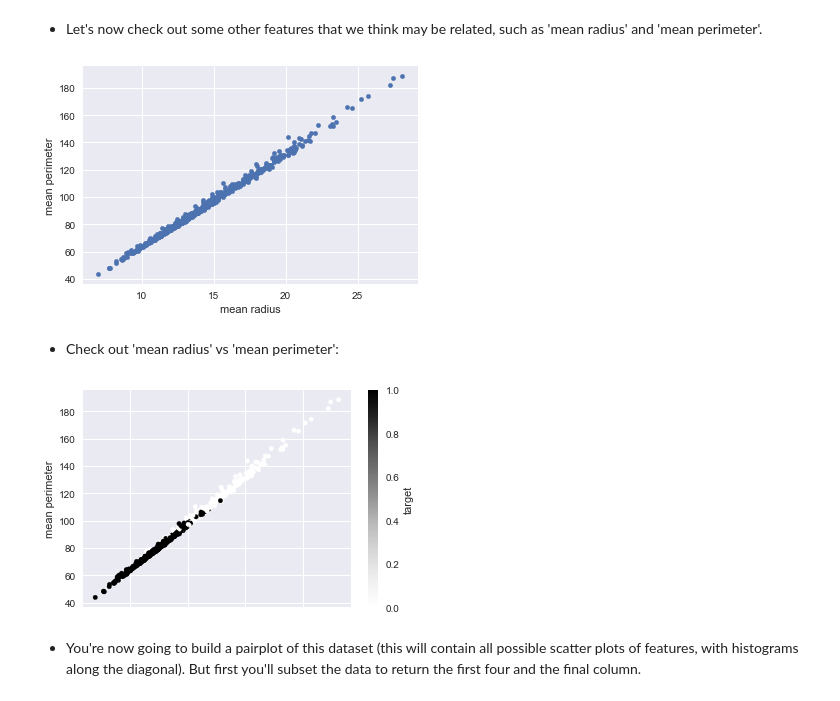
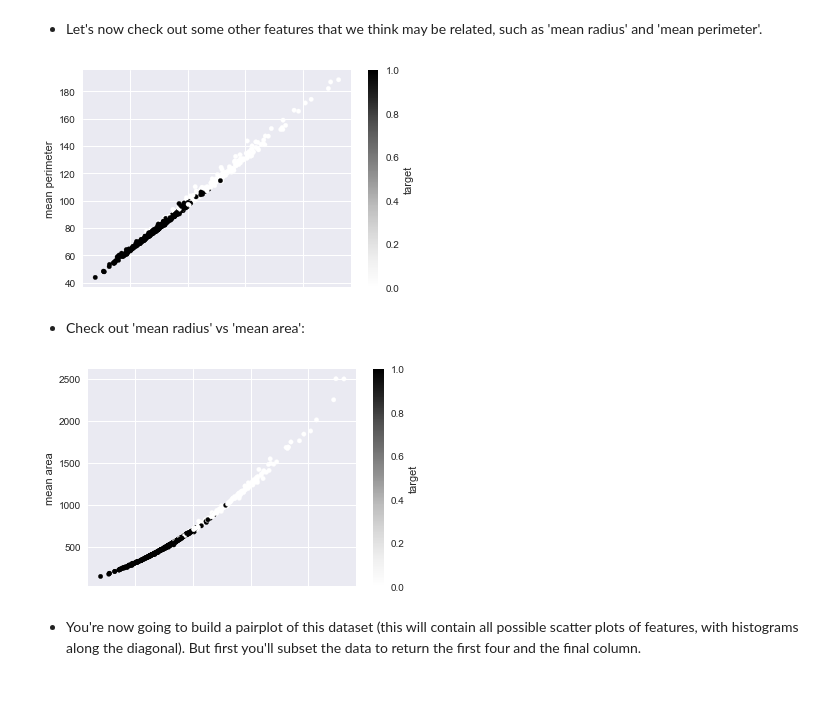
Before and after one commit to AbdullahMohammadKhan/datacamp_facebook_live_dataframed, a Jupyter notebook: fb_live_dataframed.ipynb, the cells around one changed output. Cells and saved outputs as stored; diff of their text form; code cells hidden in the pictures.

```diff
--- a/fb_live_dataframed.ipynb
+++ b/fb_live_dataframed.ipynb
@@ -138,14 +138,14 @@ sns.lmplot('mean radius', 'mean texture', data=df, hue='target');
 # %% [markdown]
 * Let's now check out some other features that we think may be related, such as 'mean radius' and 'mean perimeter'.
 # %%
-df.plot.scatter('mean radius', 'mean perimeter');
+df.plot.scatter(x='mean radius', y='mean perimeter', c='target');
 # %% [output]
-[figure, old version]
+[figure, new version]
 # %% [markdown]
-* Check out 'mean radius' vs 'mean perimeter':
+* Check out 'mean radius' vs 'mean area':
 # %%
-df.plot.scatter('mean radius', 'mean perimeter', c='target');
+df.plot.scatter('mean radius', 'mean area', c='target');
 # %% [output]
-[figure, old version]
+[figure, new version]
 # %% [markdown]
 * You're now going to build a pairplot of this dataset (this will contain all possible scatter plots of features, with histograms along the diagonal). But first you'll subset the data to return the first four and the final column.
```
Also changed, not shown: parts of 9 cells of this notebook.
